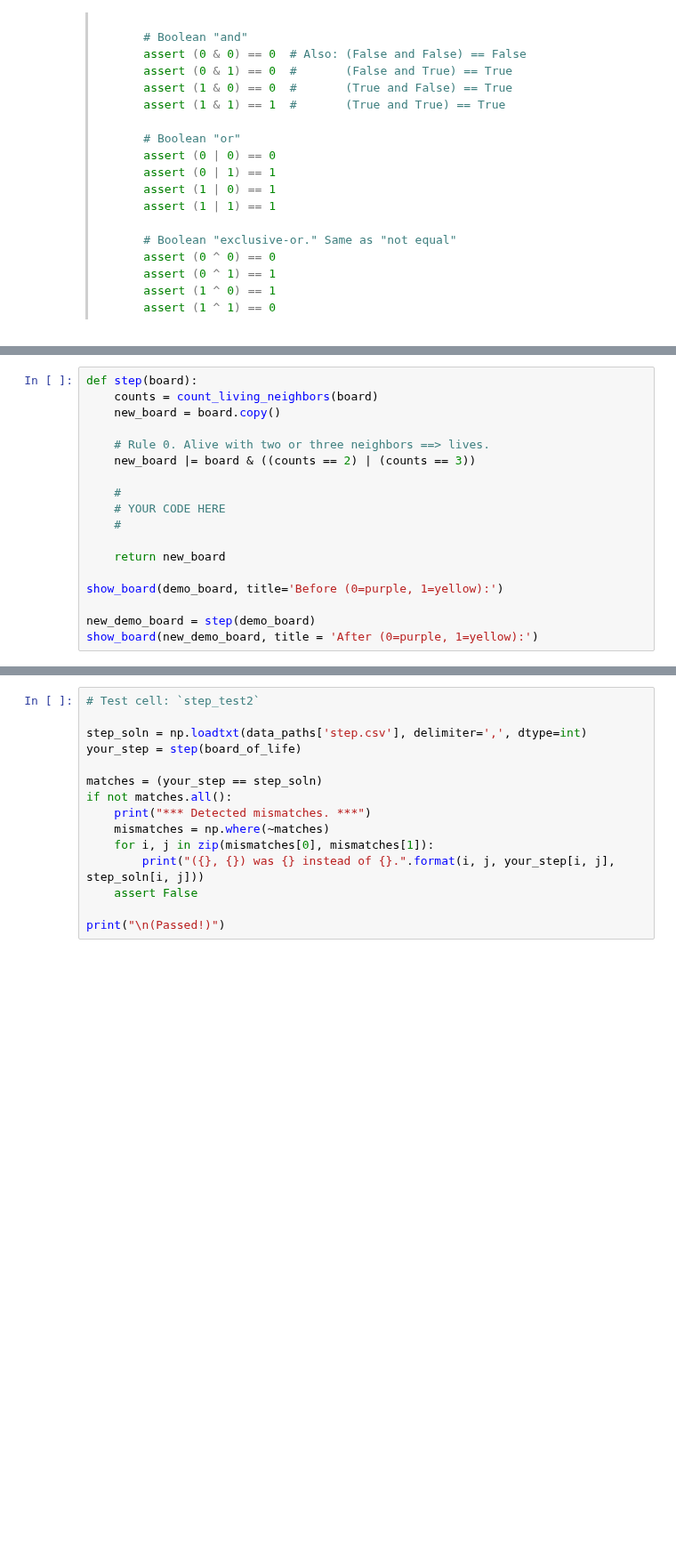
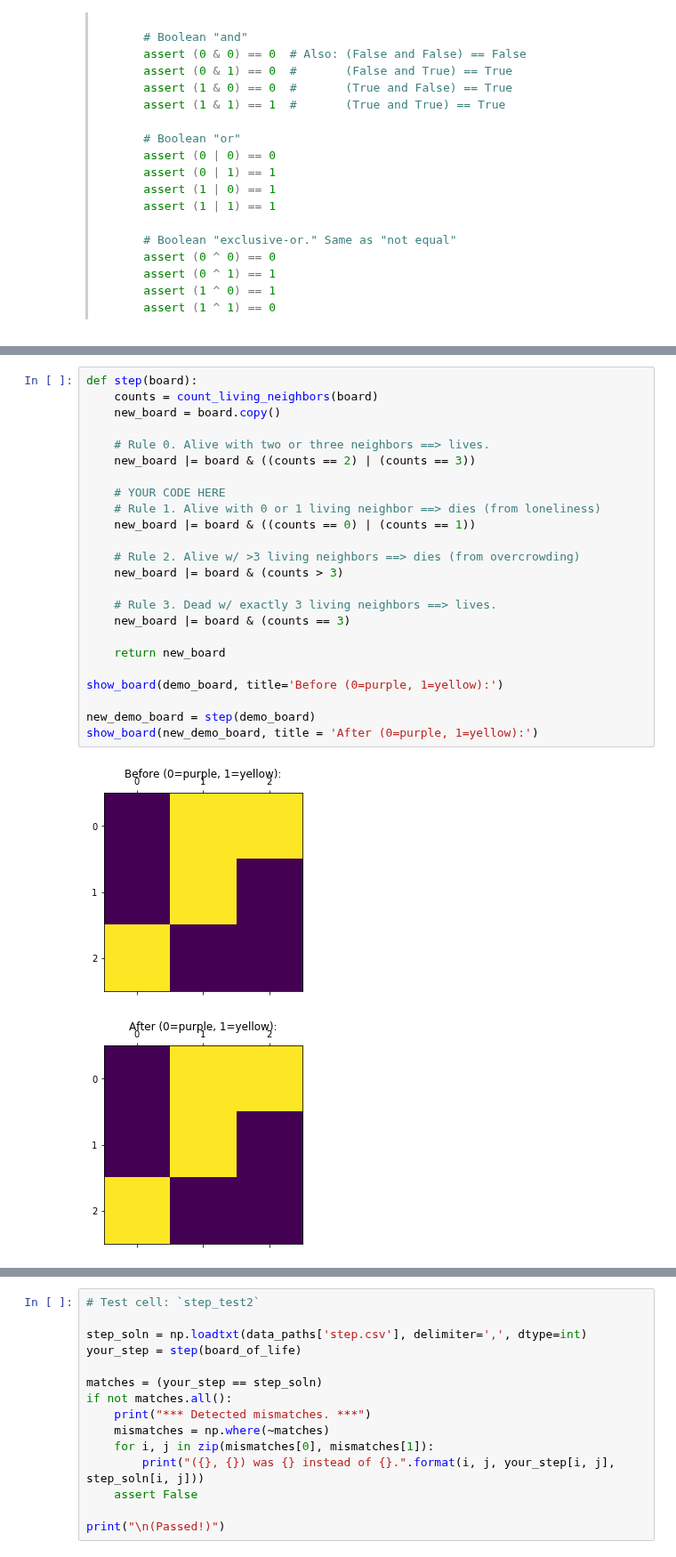
Before and after one commit to godsylla/ga_tech_omsa, a Jupyter notebook: cse_6040-computing-for-data-analysis/notebooks/midterm2-practice/pmt2-problem2.ipynb, the cells around one changed output, grey strips where cells are left out. Shown at 89% size. Drawn from its saved outputs; the diff is of its cells as text; blank space fills up the shorter version.

```diff
--- a/cse_6040-computing-for-data-analysis/notebooks/midterm2-practice/pmt2-problem2.ipynb
+++ b/cse_6040-computing-for-data-analysis/notebooks/midterm2-practice/pmt2-problem2.ipynb
@@ -403,21 +432,30 @@ your function should return this board:
 # %%
 def step(board):
     counts = count_living_neighbors(board)
     new_board = board.copy()
 
     # Rule 0. Alive with two or three neighbors ==> lives.
     new_board |= board & ((counts == 2) | (counts == 3))
 
-    #
     # YOUR CODE HERE
-    #
+    # Rule 1. Alive with 0 or 1 living neighbor ==> dies (from loneliness)
+    new_board |= board & ((counts == 0) | (counts == 1))
+
+    # Rule 2. Alive w/ >3 living neighbors ==> dies (from overcrowding)
+    new_board |= board & (counts > 3)
+
+    # Rule 3. Dead w/ exactly 3 living neighbors ==> lives.
+    new_board |= board & (counts == 3)
 
     return new_board
 
 show_board(demo_board, title='Before (0=purple, 1=yellow):')
 
 new_demo_board = step(demo_board)
 show_board(new_demo_board, title = 'After (0=purple, 1=yellow):')
+# %% [output]
+[figure, added]
+[figure, added]
 # %%
 # Test cell: `step_test1`
 
```
Also changed, not shown: parts of 5 cells of this notebook, 2 other files.
